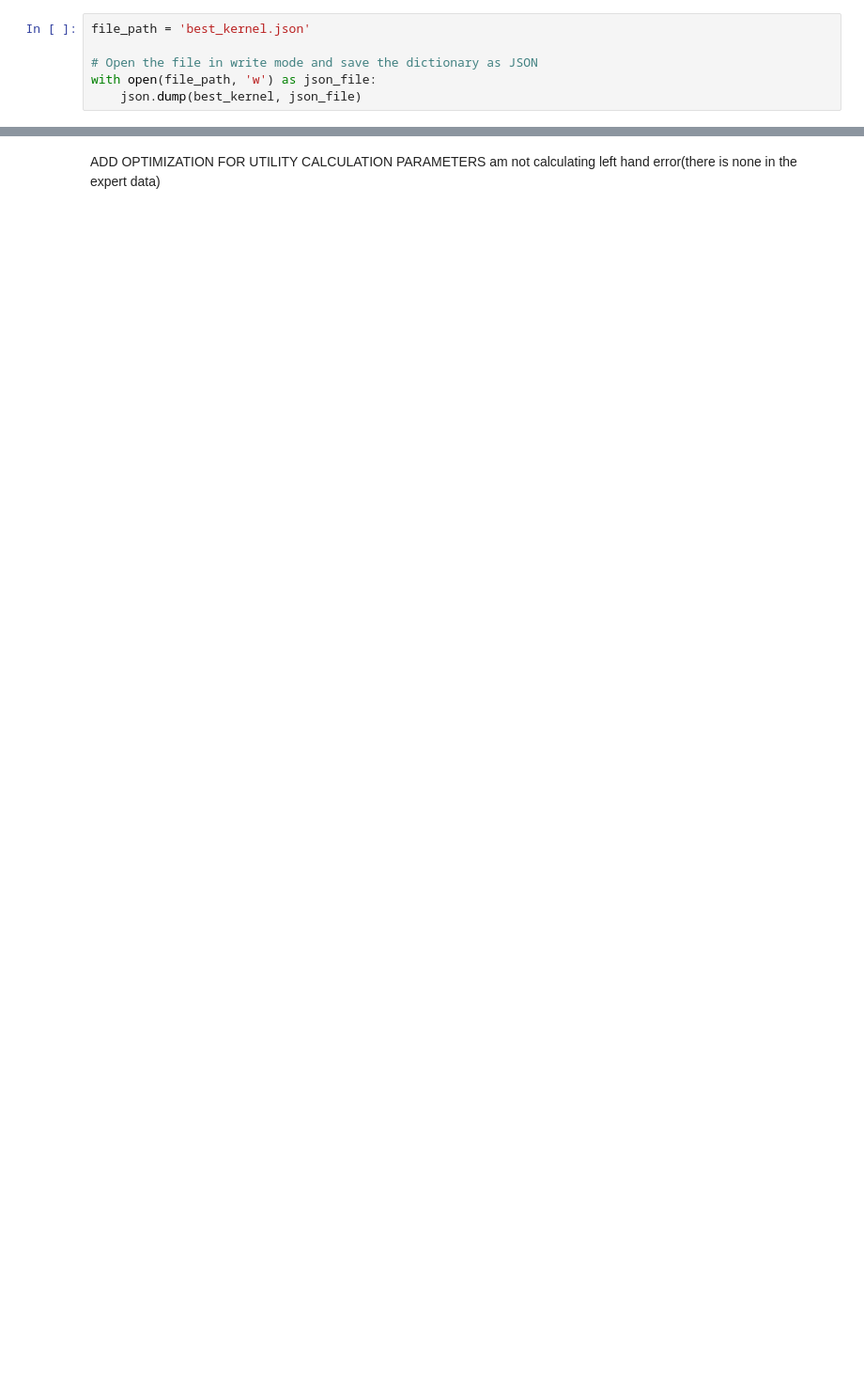
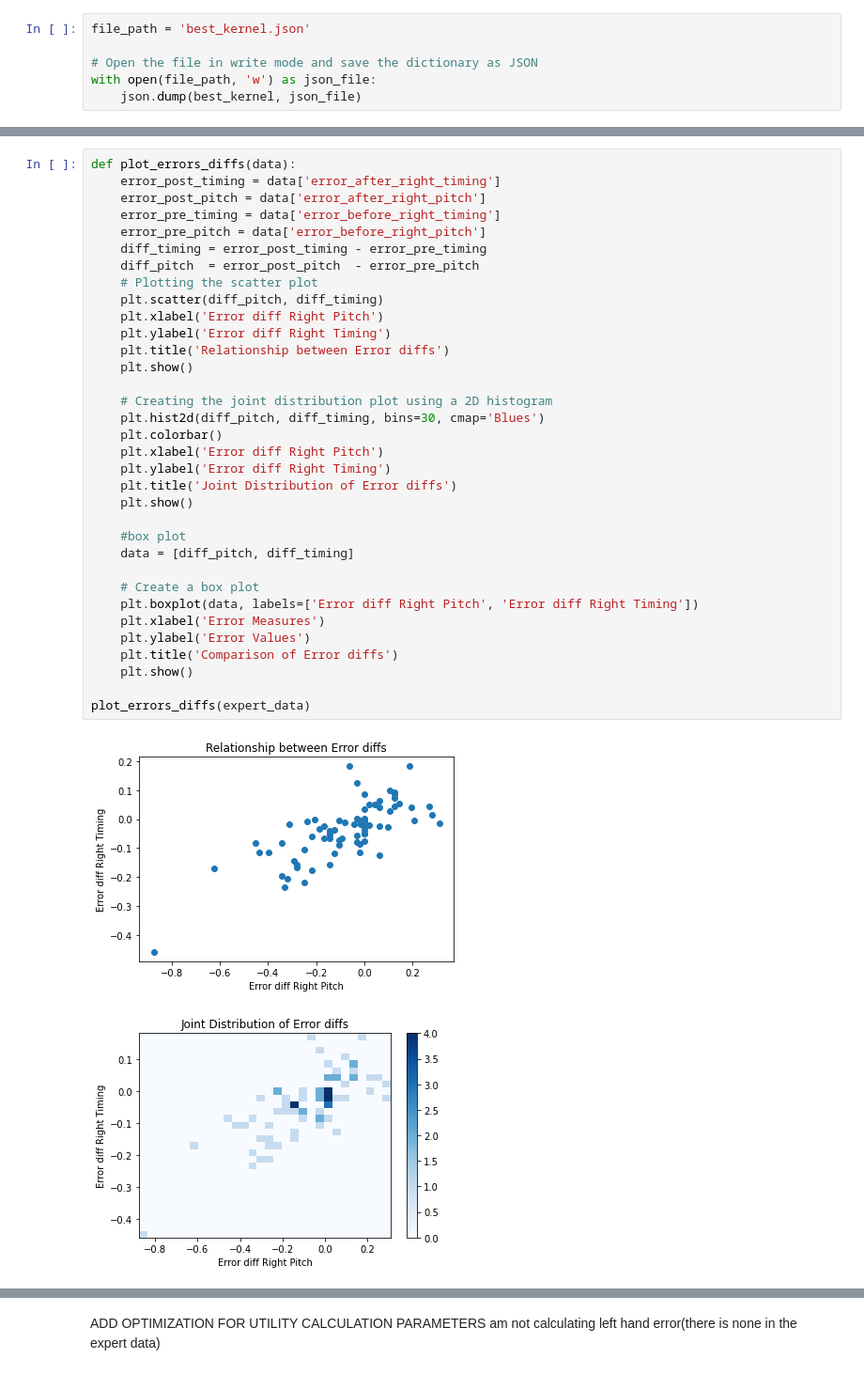
Before and after one commit to eladvromen/GP_optimization, a Jupyter notebook: GP_OPTIMIZATION_utility.ipynb, the cells around one changed output, grey strips where cells are left out. Shown at 94% size. Saved outputs shown, nothing was run; the diff lists cells and outputs as text; blank space fills up the shorter version.

```diff
--- a/GP_OPTIMIZATION_utility.ipynb
+++ b/GP_OPTIMIZATION_utility.ipynb
@@ -433,0 +469,37 @@ with open(file_path, 'w') as json_file:
+# %%
+def plot_errors_diffs(data):
+    error_post_timing = data['error_after_right_timing']
+    error_post_pitch = data['error_after_right_pitch']
+    error_pre_timing = data['error_before_right_timing']
+    error_pre_pitch = data['error_before_right_pitch']
+    diff_timing = error_post_timing - error_pre_timing
+    diff_pitch  = error_post_pitch  - error_pre_pitch
+    # Plotting the scatter plot
+    plt.scatter(diff_pitch, diff_timing)
+    plt.xlabel('Error diff Right Pitch')
+    plt.ylabel('Error diff Right Timing')
+    plt.title('Relationship between Error diffs')
+    plt.show()
+
+    # Creating the joint distribution plot using a 2D histogram
+    plt.hist2d(diff_pitch, diff_timing, bins=30, cmap='Blues')
+    plt.colorbar()
+    plt.xlabel('Error diff Right Pitch')
+    plt.ylabel('Error diff Right Timing')
+    plt.title('Joint Distribution of Error diffs')
+    plt.show()
+
+    #box plot
+    data = [diff_pitch, diff_timing]
+
+    # Create a box plot
+    plt.boxplot(data, labels=['Error diff Right Pitch', 'Error diff Right Timing'])
+    plt.xlabel('Error Measures')
+    plt.ylabel('Error Values')
+    plt.title('Comparison of Error diffs')
+    plt.show()
+
+plot_errors_diffs(expert_data)
+# %% [output]
+[figure, added]
+[figure, added]
```
Also changed, not shown: parts of 8 cells of this notebook.
